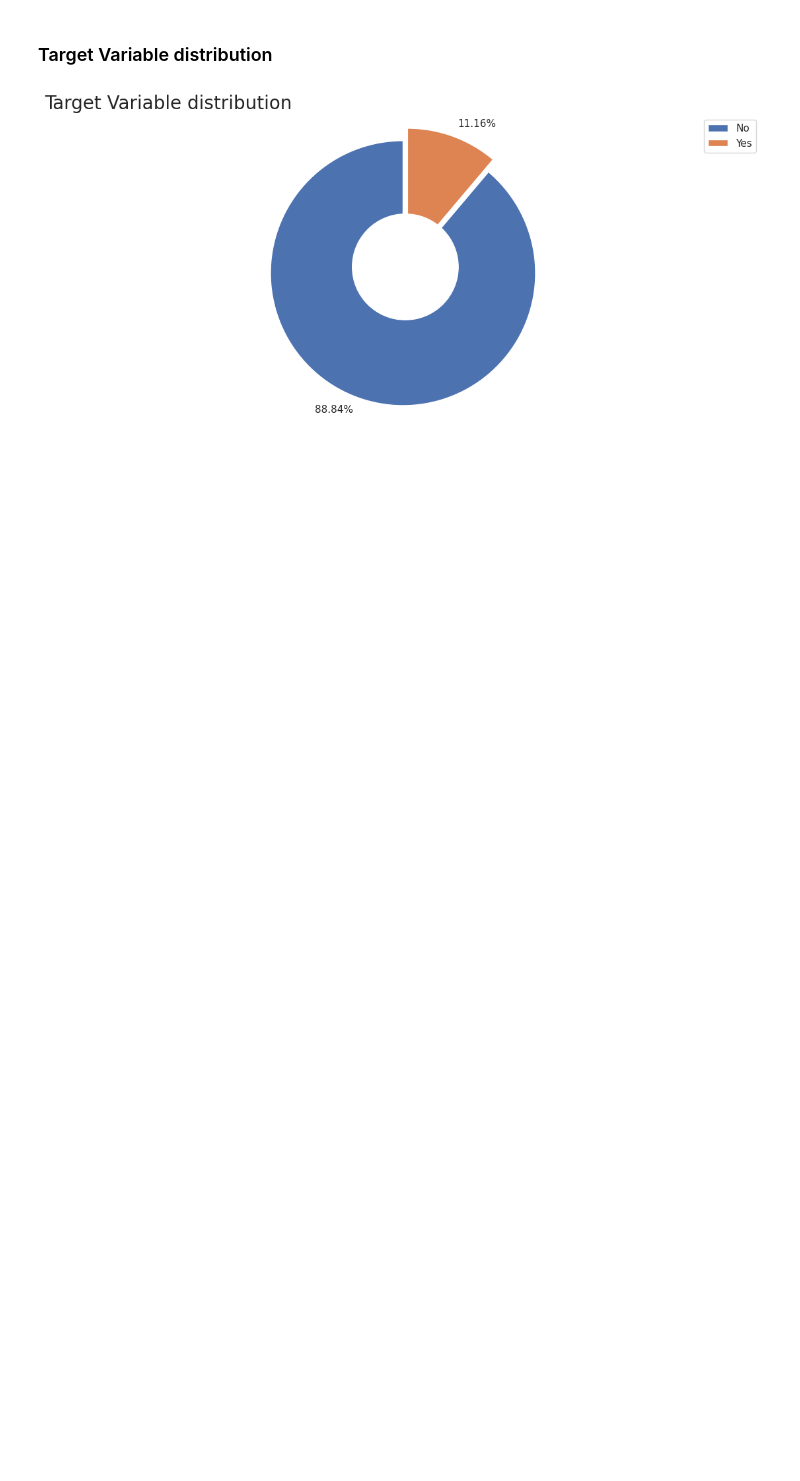
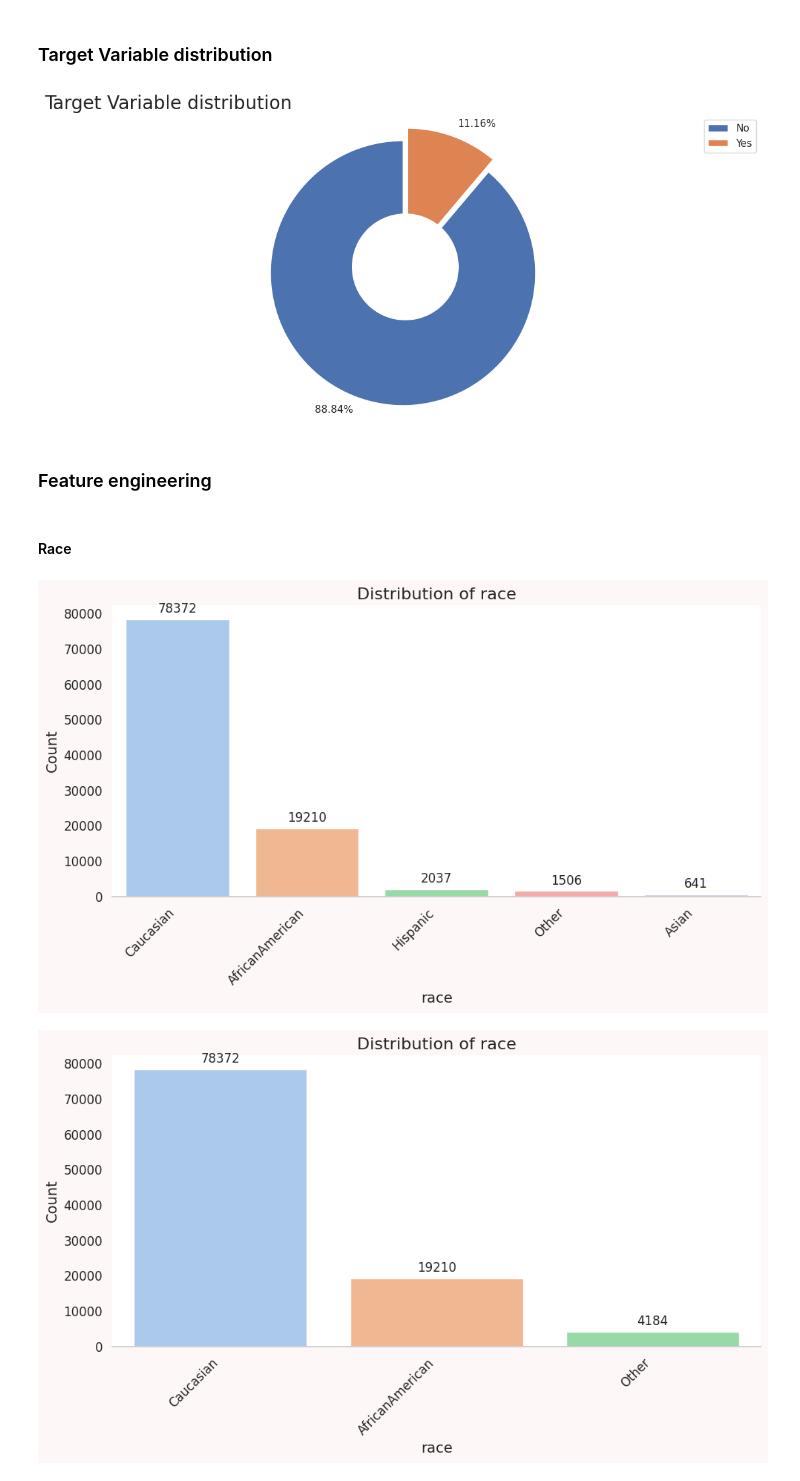
Before and after one commit to AliMO77/DMAKD, a Jupyter notebook: Diabetes.ipynb, the cells around one changed output. Drawn from its saved outputs; the diff is of its cells as text; code cells hidden in the pictures; blank space fills up the shorter version.

```diff
--- a/Diabetes.ipynb
+++ b/Diabetes.ipynb
@@ -157,17 +167,0 @@ The target variable is imbalanced.we can observe a big gap between the readmitte
-# %%
-
-def plot_feature_distribution(feature):
-    sns.set(style='whitegrid', rc={'axes.facecolor': '#9499e9','figure.facecolor': '#ffffff'})
-    plt.figure(figsize=(10,6))
-    sns.countplot(x=feature, data=raw_data, palette='muted')
-    plt.xlabel(feature, fontsize=14)
-    plt.ylabel('Count', fontsize=14)
-    plt.title('Distribution of '+ feature, fontsize=16)
-
-    sns.despine()
-    plt.tick_params(labelsize=12)
-    plt.xticks(rotation=45, ha='right')
-    plt.tight_layout()
-    plt.show()
-
-plot_feature_distribution('race')
@@ -194,2 +181,4 @@ pie_chart_plotter(df ,'labels', 'Values','Target Variable distribution',labels,l
 # %% [output]
 [figure]
+# %% [markdown]
+### Feature engineering
@@ -195,0 +227,10 @@ pie_chart_plotter(df ,'labels', 'Values','Target Variable distribution',labels,l
+# %% [markdown]
+#### Race
+# %%
+plot_feature_distribution(raw_data,'race')
+mapping = {"Asian":"Other","Hispanic":"Other"}
+raw_data.race = raw_data.race.replace(mapping)
+plot_feature_distribution(raw_data,'race')
+# %% [output]
+[figure, added]
+[figure, added]
```
Also changed, not shown: parts of 59 cells of this notebook, 1 other file.
